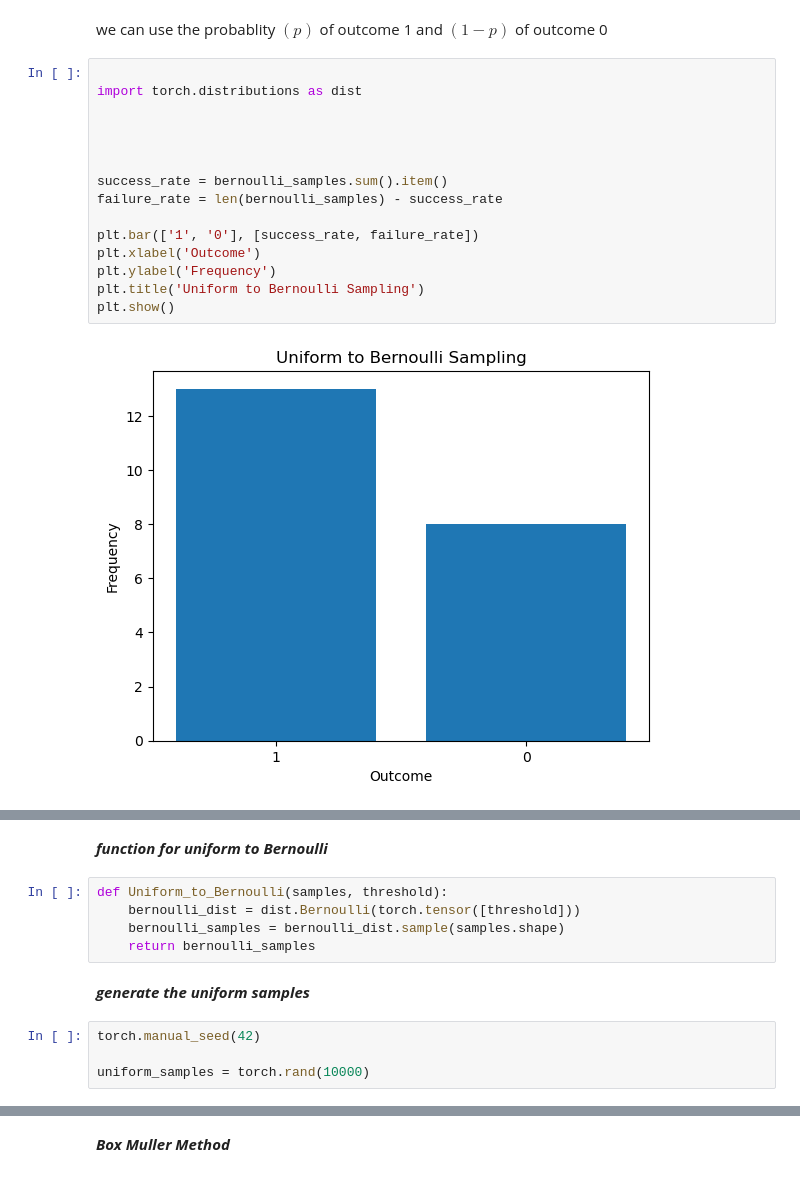
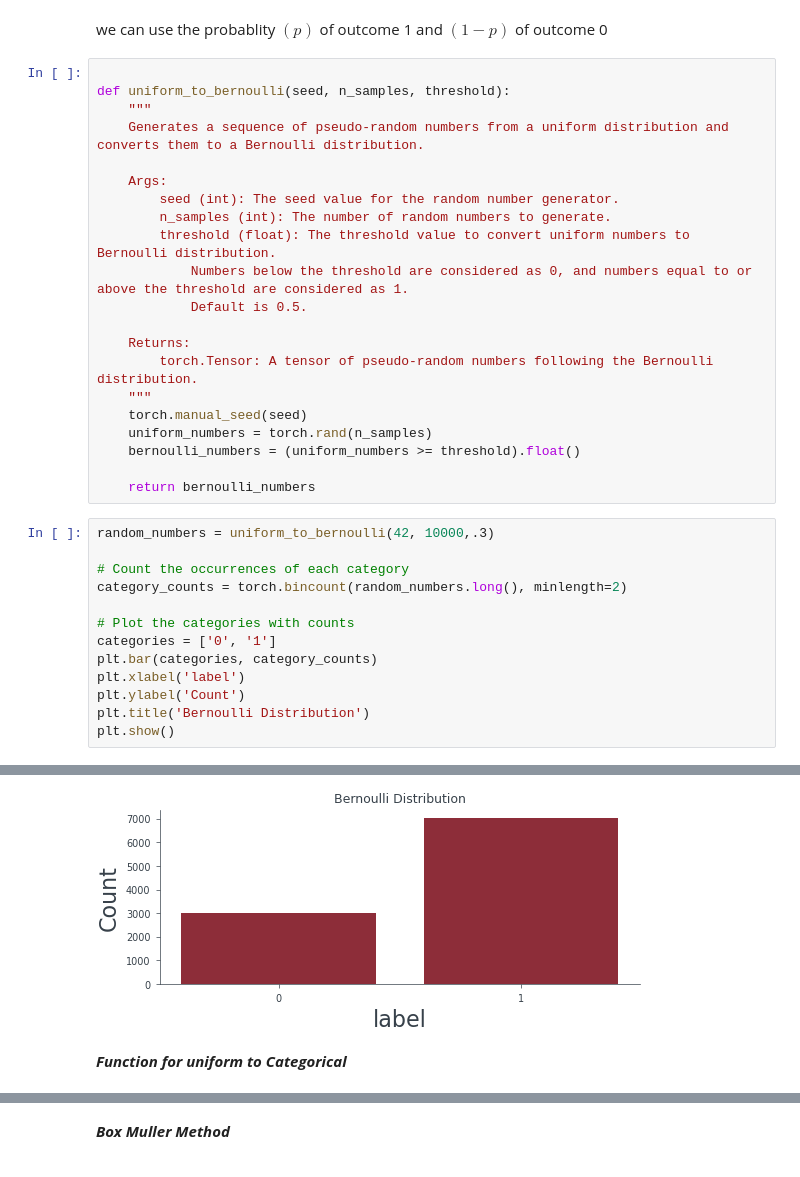
Before and after one commit to rishabh-mondal/Rishabh-mondal.github.io, a Jupyter notebook: posts/Sampling_distributions.ipynb, the cells around one changed output, grey strips where cells are left out. Drawn from its saved outputs; the diff is of its cells as text.

```diff
--- a/posts/Sampling_distributions.ipynb
+++ b/posts/Sampling_distributions.ipynb
@@ -55,20 +103,38 @@ plt.show()
 Convert **Unifom Sampling** to **Bernoulli Sampling**
 # %% [markdown]
 we can use the probablity $(p)$ of outcome 1 and $(1-p)$ of outcome 0
-# %%
-
-import torch.distributions as dist
-
-
-
-
-success_rate = bernoulli_samples.sum().item()
-failure_rate = len(bernoulli_samples) - success_rate
-
-plt.bar(['1', '0'], [success_rate, failure_rate])
-plt.xlabel('Outcome')
-plt.ylabel('Frequency')
-plt.title('Uniform to Bernoulli Sampling')
-plt.show()
-# %% [output]
-[figure, removed]
+# %%
+
+def uniform_to_bernoulli(seed, n_samples, threshold):
+    """
+    Generates a sequence of pseudo-random numbers from a uniform distribution and converts them to a Bernoulli distribution.
+
+    Args:
+        seed (int): The seed value for the random number generator.
+        n_samples (int): The number of random numbers to generate.
+        threshold (float): The threshold value to convert uniform numbers to Bernoulli distribution.
+            Numbers below the threshold are considered as 0, and numbers equal to or above the threshold are considered as 1.
+            Default is 0.5.
+
+    Returns:
+        torch.Tensor: A tensor of pseudo-random numbers following the Bernoulli distribution.
+    """
+    torch.manual_seed(seed)
+    uniform_numbers = torch.rand(n_samples)
+    bernoulli_numbers = (uniform_numbers >= threshold).float()
+
+    return bernoulli_numbers
+# %%
+random_numbers = uniform_to_bernoulli(42, 10000,.3)
+
+# Count the occurrences of each category
+category_counts = torch.bincount(random_numbers.long(), minlength=2)
+
+# Plot the categories with counts
+categories = ['0', '1']
+plt.bar(categories, category_counts)
+plt.xlabel('label')
+plt.ylabel('Count')
+plt.title('Bernoulli Distribution')
+plt.show()
+# %% [output]
@@ -75,13 +158,3 @@ plt.show()
+[figure, added]
 # %% [markdown]
-***function for uniform to Bernoulli***
+***Function for uniform to Categorical***
-# %%
-def Uniform_to_Bernoulli(samples, threshold):
-    bernoulli_dist = dist.Bernoulli(torch.tensor([threshold]))
-    bernoulli_samples = bernoulli_dist.sample(samples.shape)
-    return bernoulli_samples
-# %% [markdown]
-***generate the uniform samples***
-# %%
-torch.manual_seed(42)
-
-uniform_samples = torch.rand(10000)
```
Also changed, not shown: parts of 24 cells of this notebook.
